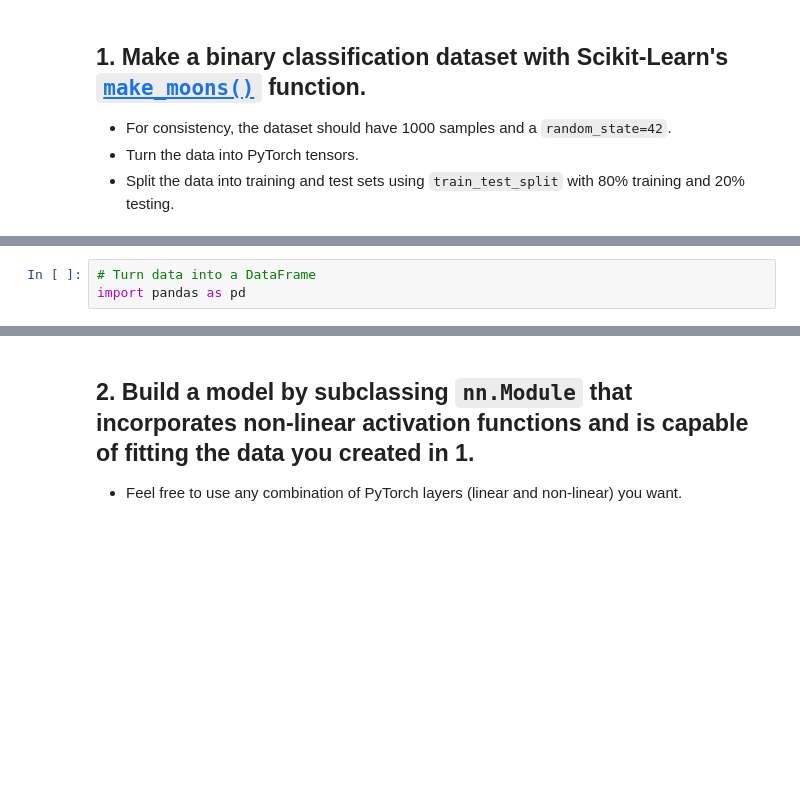
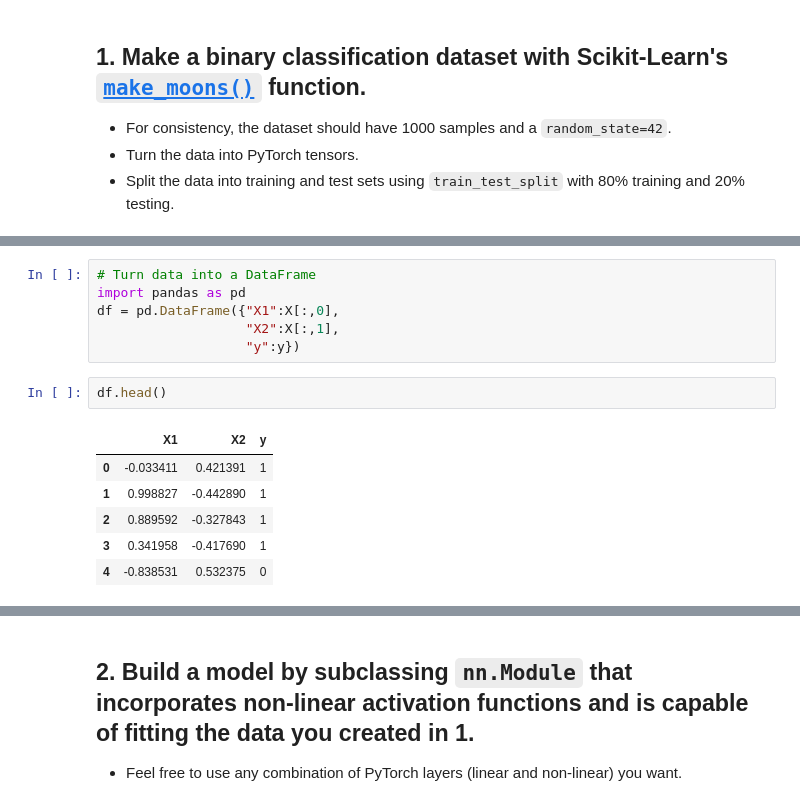
Before and after one commit to ganireddikumar/Assignment1, a Jupyter notebook: extras/exercises/02_pytorch_classification_exercises.ipynb, the cells around one changed output, grey strips where cells are left out. Drawn from its saved outputs; the diff is of its cells as text; blank space fills up the shorter version.

```diff
--- a/extras/exercises/02_pytorch_classification_exercises.ipynb
+++ b/extras/exercises/02_pytorch_classification_exercises.ipynb
@@ -39,6 +62,18 @@ X , y = make_moons(n_samples = NUM_SAMPLES,
 # %%
 # Turn data into a DataFrame
 import pandas as pd
+df = pd.DataFrame({"X1":X[:,0],
+                   "X2":X[:,1],
+                   "y":y})
+# %%
+df.head()
+# %% [output]
+|  | X1 | X2 | y |
+| 0 | -0.033411 | 0.421391 | 1 |
+| 1 | 0.998827 | -0.442890 | 1 |
+| 2 | 0.889592 | -0.327843 | 1 |
+| 3 | 0.341958 | -0.417690 | 1 |
+| 4 | -0.838531 | 0.532375 | 0 |
 # %%
 # Visualize the data on a scatter plot
 import matplotlib.pyplot as plt
```
Also changed, not shown: parts of 9 cells of this notebook.
